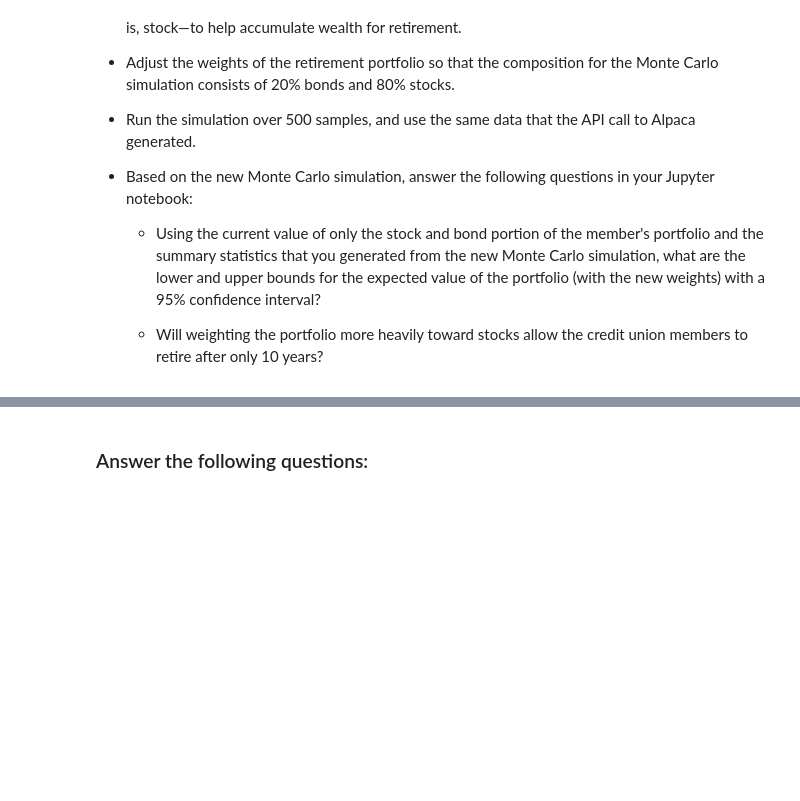
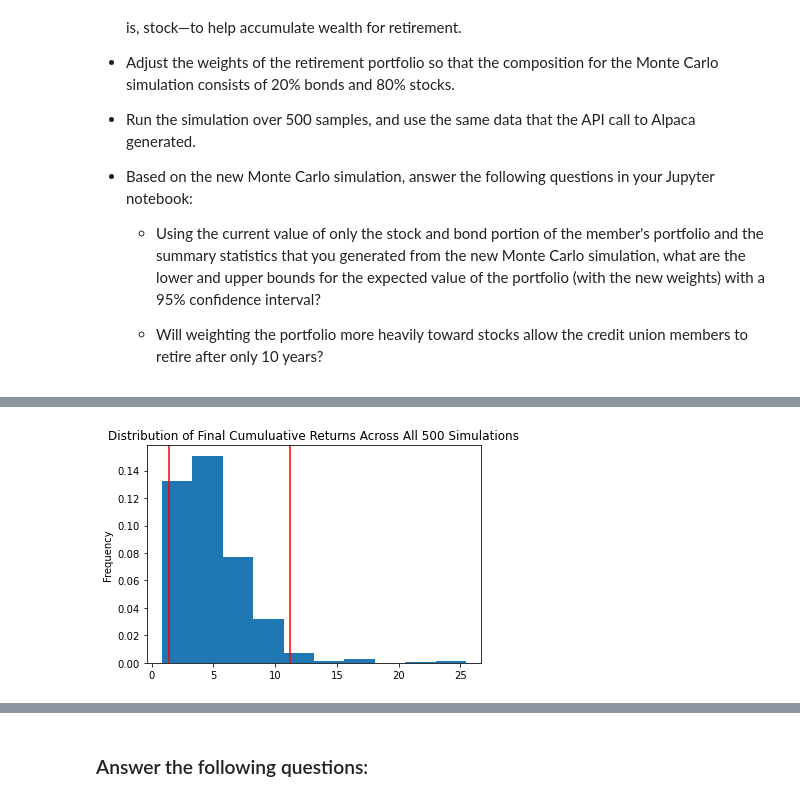
Before and after one commit to rulo96z/Financial_Simulation_APIs, a Jupyter notebook: financial_planning_tools.ipynb, the cells around one changed output, grey strips where cells are left out. Cells and saved outputs as stored; diff of their text form; code cells hidden in the pictures; blank space fills up the shorter version.

```diff
--- a/financial_planning_tools.ipynb
+++ b/financial_planning_tools.ipynb
@@ -559,7 +661,9 @@ For this new Monte Carlo simulation, do the following:
 # %%
 # Visualize the probability distribution of the 10-year Monte Carlo simulation
 # by plotting a histogram
-# YOUR CODE HERE
+distribution_plot_ten_years = mc_ten_year_w80w20.plot_distribution()
+# %% [output]
+[figure, added]
 # %%
 # Generate summary statistics from the 10-year Monte Carlo simulation results
 # Save the results as a variable
```
Also changed, not shown: parts of 26 cells of this notebook.
